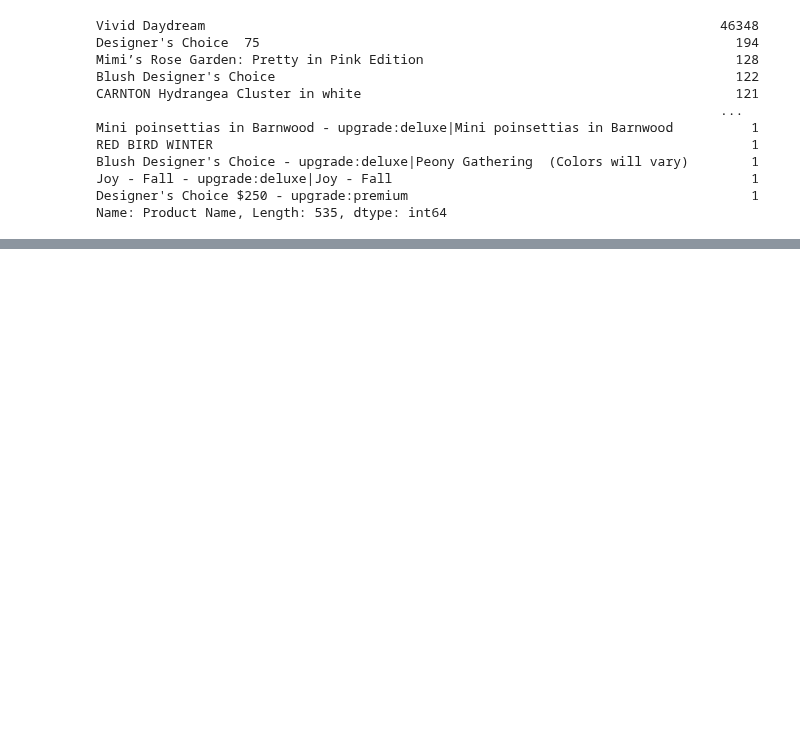
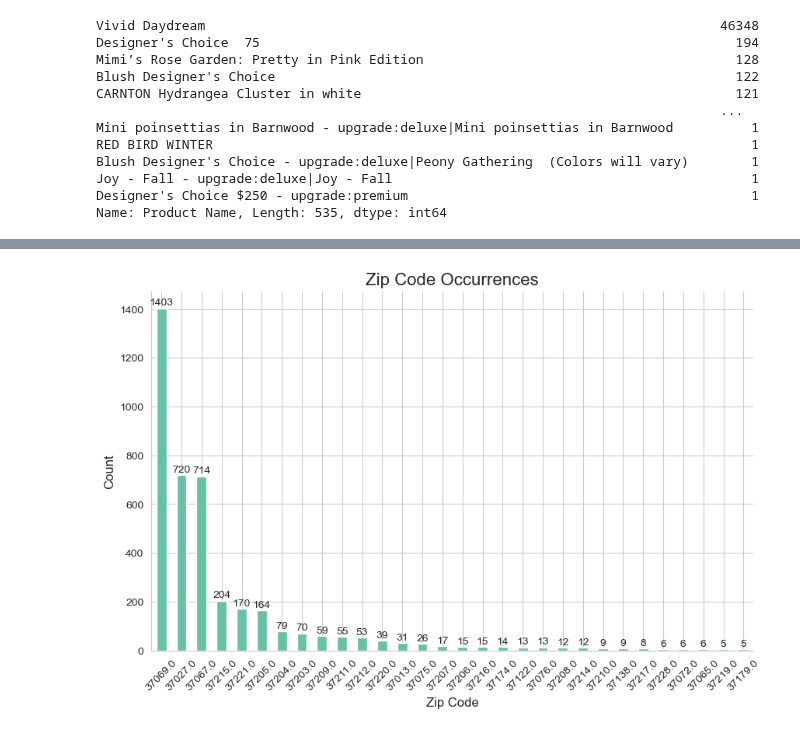
Before and after one commit to JoeBwonKenobi/Floral_Sales_Project, a Jupyter notebook: Floral_Data_Processing.ipynb, the cells around one changed output, grey strips where cells are left out. Saved outputs shown, nothing was run; the diff lists cells and outputs as text; code cells hidden in the pictures; blank space fills up the shorter version.

```diff
--- a/Floral_Data_Processing.ipynb
+++ b/Floral_Data_Processing.ipynb
@@ -630,10 +538,16 @@ Joy - Fall - upgrade:deluxe|Joy - Fall
 Designer's Choice $250 - upgrade:premium                                            1
 Name: Product Name, Length: 535, dtype: int64
 # %%
-duplicates = fd.duplicated(keep=False)  # Set keep=False to mark all duplicates as True
+#Identifying duplicates
+duplicates = fd.duplicated(keep='first')
 num_duplicates = duplicates.sum()
 print('Number of duplicate rows:', num_duplicates)
+
+#Print the duplicated rows
 duplicate_rows = fd[duplicates]
 print('Duplicate rows:')
 print(duplicate_rows)
+
+#Drop the identified duplicate rows
+fd = fd.drop_duplicates(keep='first')
 # %% [output]
@@ -656,0 +640,30 @@ Duplicate rows:
+# %%
+# Count the occurrences of each zip code
+zip_code_counts = fd['Delivery Zip'].value_counts()
+
+# Get the zip codes with less than five occurrences
+zip_codes_to_remove = zip_code_counts[(zip_code_counts < 5) | (zip_code_counts > 30000)].index# Set the style and color palette
+# Filter the DataFrame to exclude zip codes with less than five occurrences
+filtered_zip_data = fd[~fd['Delivery Zip'].isin(zip_codes_to_remove)]
+sns.set_style('whitegrid')
+sns.set_palette('Set2')
+
+# Create a larger figure size
+plt.figure(figsize=(10, 6))
+# Plot the data
+ax = filtered_zip_data['Delivery Zip'].value_counts().plot(kind='bar')
+# Customize the plot
+ax.set_title('Zip Code Occurrences', fontsize=16)
+ax.set_xlabel('Zip Code', fontsize=12)
+ax.set_ylabel('Count', fontsize=12)
+ax.tick_params(axis='x', labelrotation=45)
+ax.spines['top'].set_visible(False)
+ax.spines['right'].set_visible(False)
+# Add labels to the bars
+for p in ax.patches:
+    ax.annotate(str(p.get_height()), (p.get_x() + p.get_width() / 2., p.get_height()), ha='center', va='center',
+                xytext=(0, 5), textcoords='offset points', fontsize=10)
+# Save the plot as an image file
+plt.savefig('zip_code_occurrences.png', bbox_inches='tight')
+# %% [output]
+[figure, added]
```
Also changed, not shown: parts of 27 cells of this notebook, 3 other files.
